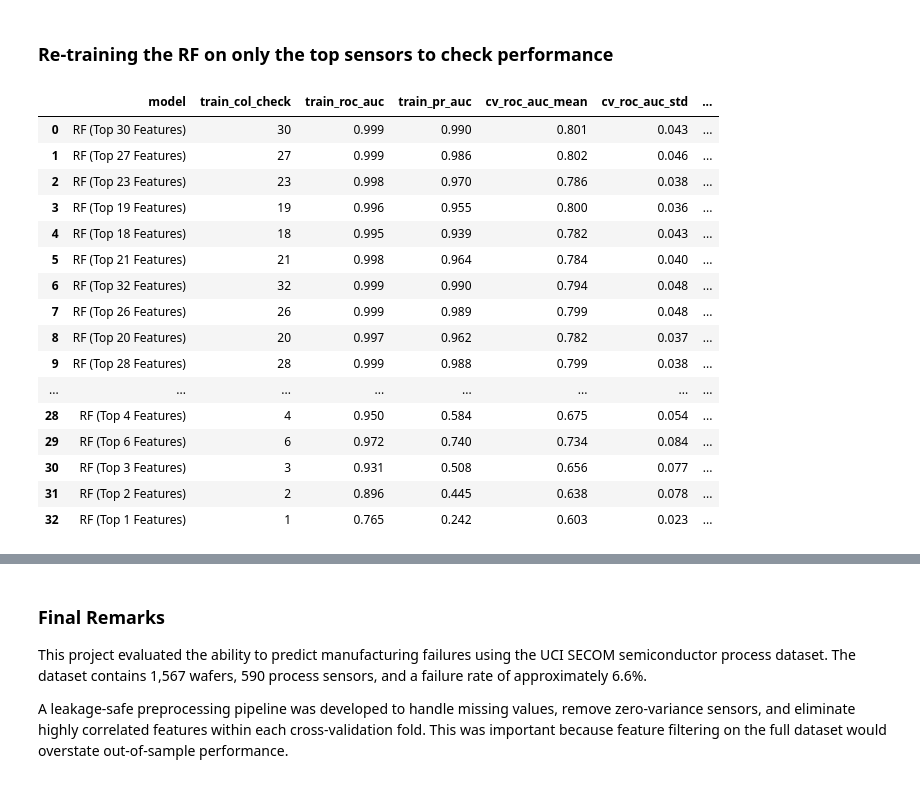
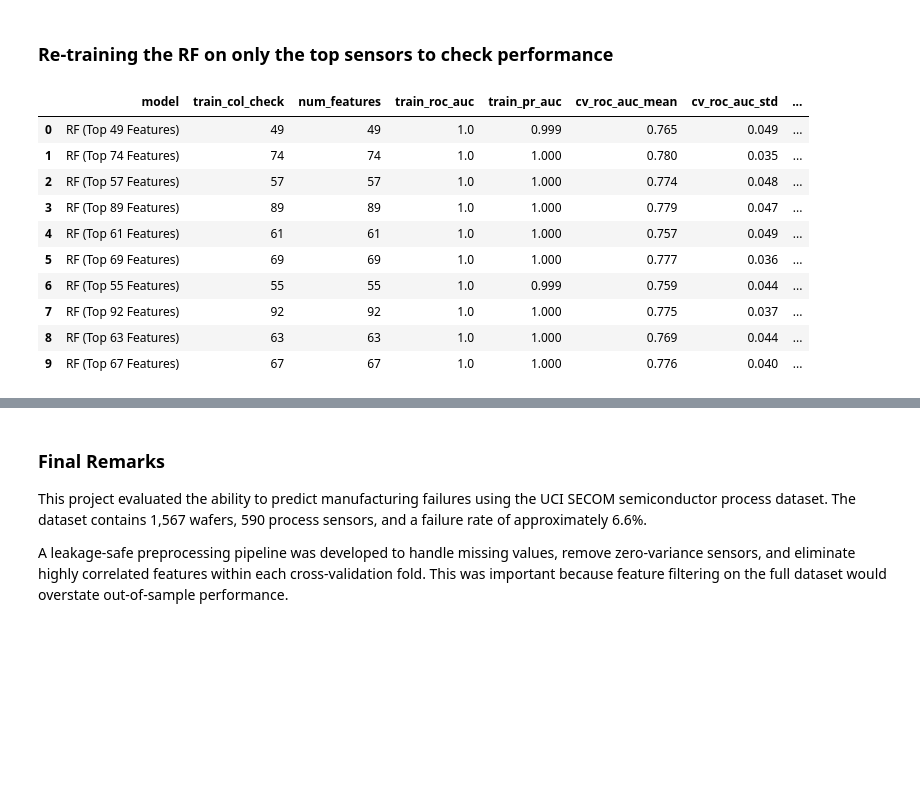
Before and after one commit to intuitiveengineer/secom-ml, a Jupyter notebook: notebooks/01-modeling.ipynb, the cells around one changed output, grey strips where cells are left out. Cells and saved outputs as stored; diff of their text form; code cells hidden in the pictures; blank space fills up the shorter version.

```diff
--- a/notebooks/01-modeling.ipynb
+++ b/notebooks/01-modeling.ipynb
@@ -666,13 +696,13 @@ for fold, (train_idx, val_idx) in enumerate(cv.split(X_train, y_train), start=1)
 
     all_fold_importances.append(fold_importance)
 
-    top20 = (
+    top100 = (
         fold_importance
         .sort_values("importance", ascending=False)
         .head(20)
     )
 
-    top_features.extend(top20["feature"])
+    top_features.extend(top100["feature"])
 # %%
 feature_stability_df = (
     pd.Series(top_features)
@@ -680,7 +710,7 @@ feature_stability_df = (
     .reset_index()
 )
 
-feature_stability_df.columns = ["feature", "top20_fold_count"]
+feature_stability_df.columns = ["feature", "top100_fold_count"]
 
 feature_stability_df.head(30)
 # %% [output]
@@ -777,36 +832,21 @@ for sensor in consensus_df["feature"]:
 # %% [markdown]
 ### Re-training the RF on only the top sensors to check performance
 # %%
-# reduced model loop to check cv performance of top sensors
-
-def run_reduced_model(pipe, consensus_df, X=X, y=y):
-    X_full = X.copy()
-
+def run_reduced_model(pipe, consensus_df, X_train=X_train, y_train=y_train):
     results = []
 
     max_reduced_features = len(consensus_df)
 
+    cv = StratifiedKFold(n_splits=5, shuffle=True, random_state=42)
+
     for num_features in range(1, max_reduced_features + 1):
-        # Key features
         key_features = consensus_df["feature"].head(num_features).to_list()
-        X_red = X_full[key_features].copy()
-
-        # Splitting data into training and testing sets
-        X_train_red, X_test_red, y_train_red, y_test_red = train_test_split(
-            X_red,
-            y,
-            test_size=0.2,
-            random_state=42,
-            stratify=y
-
-        )
-
-        cv = StratifiedKFold(n_splits=5, shuffle=True, random_state=42)
+        X_train_red = X_train[key_features].copy()
 
         scores = cross_validate(
             clone(pipe),
             X_train_red,
-            y_train_red,
+            y_train,
             cv=cv,
             scoring={
                 "roc_auc": "roc_auc",
@@ -818,7 +858,8 @@ def run_reduced_model(pipe, consensus_df, X=X, y=y):
 
         results.append({
             "model": f"RF (Top {num_features} Features)",
-            "train_col_check": len(X_red.columns),
+            "train_col_check": len(X_train_red.columns),
+            "num_features": num_features,
             "train_roc_auc": scores["train_roc_auc"].mean(),
             "train_pr_auc": scores["train_pr_auc"].mean(),
             "cv_roc_auc_mean": scores["test_roc_auc"].mean(),
@@ -826,6 +867,7 @@ def run_reduced_model(pipe, consensus_df, X=X, y=y):
             "cv_pr_auc_mean": scores["test_pr_auc"].mean(),
             "cv_pr_auc_std": scores["test_pr_auc"].std(),
         })
+
     return pd.DataFrame(results).round(3)
 # %%
 # running the reduced model processing function
@@ -833,25 +875,19 @@ pipe_reduced = clone(best_pipe)
 reduced_model_results = run_reduced_model(pipe=pipe_reduced, consensus_df=consensus_df)
 # %%
 # displating the results of the reduced model
-reduced_model_results.sort_values("cv_pr_auc_mean", ascending=False).reset_index(drop=True)
+reduced_model_results.sort_values("cv_pr_auc_mean", ascending=False).reset_index(drop=True).head(10)
 # %% [output]
-|  | model | train_col_check | train_roc_auc | train_pr_auc | cv_roc_auc_mean | cv_roc_auc_std | ... |
-| 0 | RF (Top 30 Features) | 30 | 0.999 | 0.990 | 0.801 | 0.043 | ... |
-| 1 | RF (Top 27 Features) | 27 | 0.999 | 0.986 | 0.802 | 0.046 | ... |
-| 2 | RF (Top 23 Features) | 23 | 0.998 | 0.970 | 0.786 | 0.038 | ... |
-| 3 | RF (Top 19 Features) | 19 | 0.996 | 0.955 | 0.800 | 0.036 | ... |
-| 4 | RF (Top 18 Features) | 18 | 0.995 | 0.939 | 0.782 | 0.043 | ... |
-| 5 | RF (Top 21 Features) | 21 | 0.998 | 0.964 | 0.784 | 0.040 | ... |
-| 6 | RF (Top 32 Features) | 32 | 0.999 | 0.990 | 0.794 | 0.048 | ... |
-| 7 | RF (Top 26 Features) | 26 | 0.999 | 0.989 | 0.799 | 0.048 | ... |
-| 8 | RF (Top 20 Features) | 20 | 0.997 | 0.962 | 0.782 | 0.037 | ... |
-| 9 | RF (Top 28 Features) | 28 | 0.999 | 0.988 | 0.799 | 0.038 | ... |
-| ... | ... | ... | ... | ... | ... | ... | ... |
-| 28 | RF (Top 4 Features) | 4 | 0.950 | 0.584 | 0.675 | 0.054 | ... |
-| 29 | RF (Top 6 Features) | 6 | 0.972 | 0.740 | 0.734 | 0.084 | ... |
-| 30 | RF (Top 3 Features) | 3 | 0.931 | 0.508 | 0.656 | 0.077 | ... |
-| 31 | RF (Top 2 Features) | 2 | 0.896 | 0.445 | 0.638 | 0.078 | ... |
-| 32 | RF (Top 1 Features) | 1 | 0.765 | 0.242 | 0.603 | 0.023 | ... |
+|  | model | train_col_check | num_features | train_roc_auc | train_pr_auc | cv_roc_auc_mean | cv_roc_auc_std | ... |
+| 0 | RF (Top 49 Features) | 49 | 49 | 1.0 | 0.999 | 0.765 | 0.049 | ... |
+| 1 | RF (Top 74 Features) | 74 | 74 | 1.0 | 1.000 | 0.780 | 0.035 | ... |
+| 2 | RF (Top 57 Features) | 57 | 57 | 1.0 | 1.000 | 0.774 | 0.048 | ... |
+| 3 | RF (Top 89 Features) | 89 | 89 | 1.0 | 1.000 | 0.779 | 0.047 | ... |
+| 4 | RF (Top 61 Features) | 61 | 61 | 1.0 | 1.000 | 0.757 | 0.049 | ... |
+| 5 | RF (Top 69 Features) | 69 | 69 | 1.0 | 1.000 | 0.777 | 0.036 | ... |
+| 6 | RF (Top 55 Features) | 55 | 55 | 1.0 | 0.999 | 0.759 | 0.044 | ... |
+| 7 | RF (Top 92 Features) | 92 | 92 | 1.0 | 1.000 | 0.775 | 0.037 | ... |
+| 8 | RF (Top 63 Features) | 63 | 63 | 1.0 | 1.000 | 0.769 | 0.044 | ... |
+| 9 | RF (Top 67 Features) | 67 | 67 | 1.0 | 1.000 | 0.776 | 0.040 | ... |
 # %%
 # plotting the cross-validated pr-auc as a function of the number of sensors included in the model
 plt.figure(figsize=(8,5))
```
Also changed, not shown: parts of 16 cells of this notebook, 7 other files.
